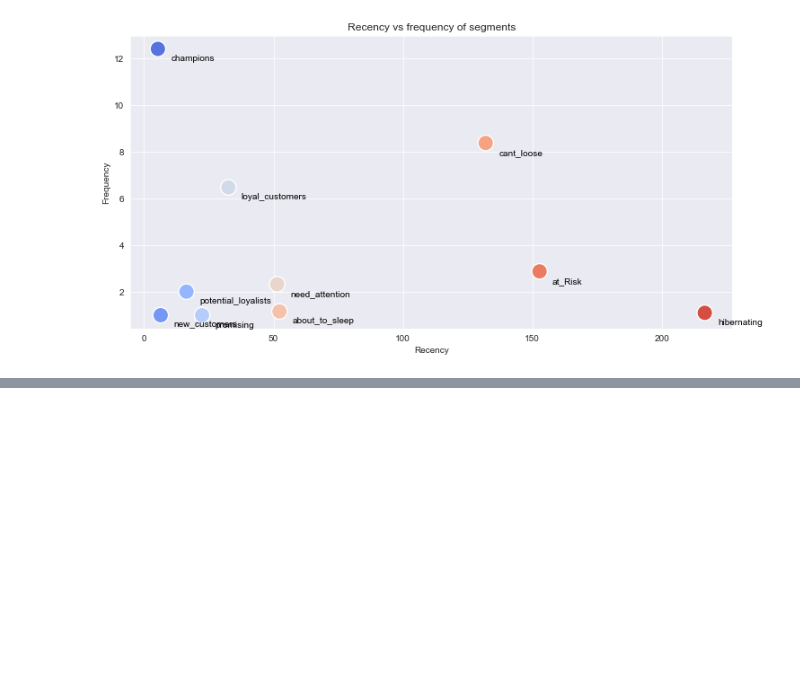
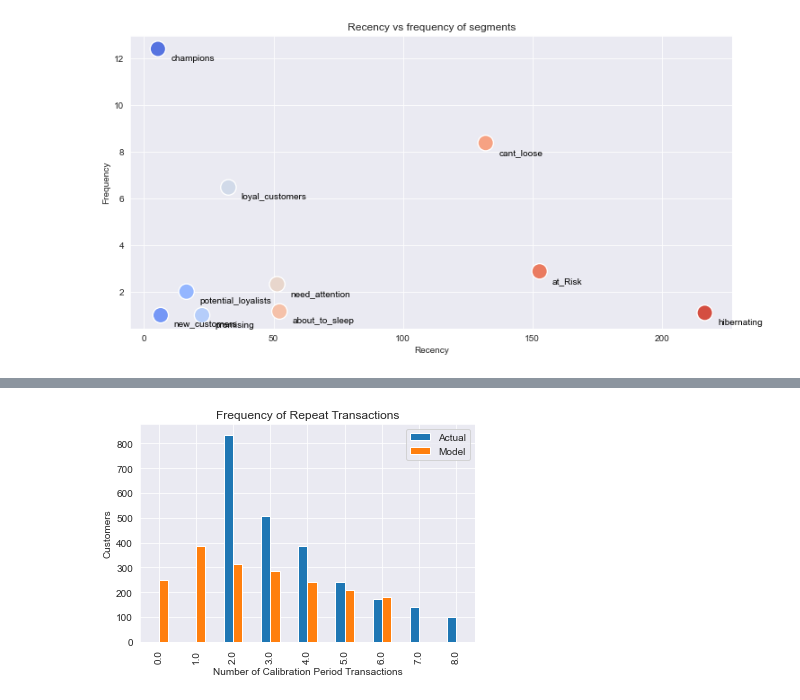
Before and after one commit to ubco-W2022T1-cosc301/project-group31, a Jupyter notebook: notebooks/analysis1.ipynb, the cells around one changed output, grey strips where cells are left out. Cells and saved outputs as stored; diff of their text form; code cells hidden in the pictures; blank space fills up the shorter version.

Commit message:
Analysis before description(just code and plots)

```diff
--- a/notebooks/analysis1.ipynb
+++ b/notebooks/analysis1.ipynb
@@ -508,3 +503,12 @@ ax.get_legend().remove()
 plt.show()
 # %% [output]
 [figure]
+# %%
+cltv_df = data.groupby('CustomerID').agg({'date': [lambda x: (x.max() - x.min()).days,
+                                                        lambda x: (latest - x.min()).days],
+                                        'InvoiceNo': 'nunique',
+                                        'TotalPrice': 'sum'})
+
+cltv_df.columns = cltv_df.columns.droplevel(0)
+cltv_df.columns = ['Recency', 'T', 'Frequency', 'Monetary']
+cltv_df.head()
@@ -510,0 +523,16 @@ plt.show()
+# %%
+#Average Order Value
+cltv_df["Monetary"] = cltv_df["Monetary"] / cltv_df["Frequency"]
+
+#Recency & Tenure
+cltv_df["Recency"] = cltv_df["Recency"] / 7
+cltv_df["T"] = cltv_df["T"] / 7
+
+#Frequency
+cltv_df = cltv_df[(cltv_df['Frequency'] > 1)]
+# %%
+BGF = BetaGeoFitter(penalizer_coef = 0.001) #avoid overfitting
+
+BGF.fit(cltv_df['Frequency'],
+        cltv_df['Recency'],
+        cltv_df['T'])
@@ -510,0 +583,7 @@ plt.show()
+# %%
+#Plot a figure with period actual and predicted transactions.
+plot_period_transactions(BGF,
+                         max_frequency = 7)
+plt.show()
+# %% [output]
+[figure, added]
```
Also changed, not shown: parts of 5 cells of this notebook.
